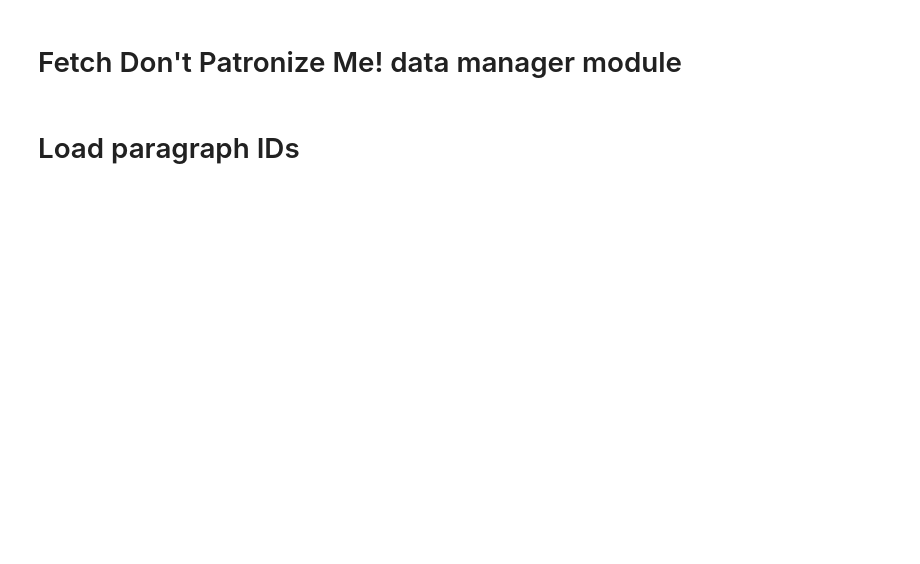
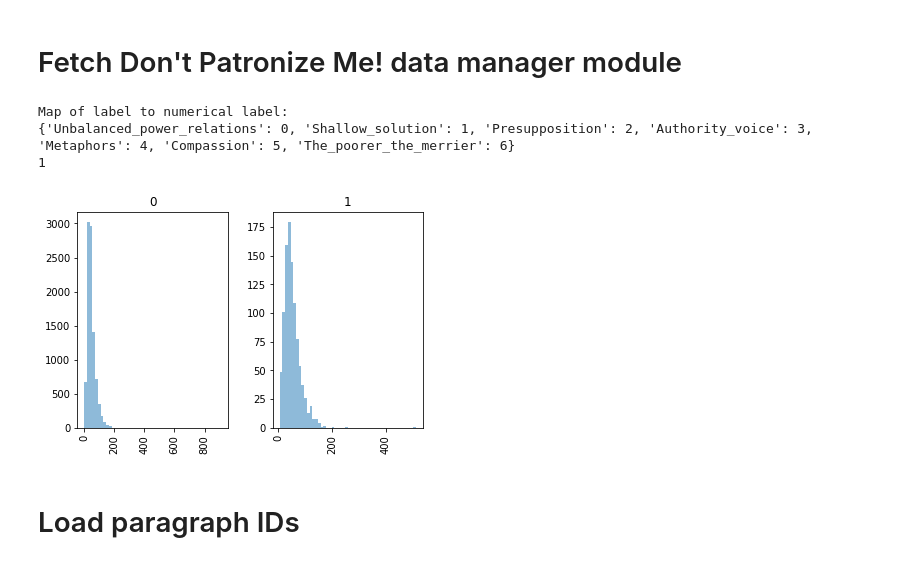
Before and after one commit to 772435284/NLP_CW, a Jupyter notebook: BaseLine/Reconstruct_and_RoBERTa_baseline_train_dev_dataset.ipynb, the cells around one changed output. Saved outputs shown, nothing was run; the diff lists cells and outputs as text; code cells hidden in the pictures; blank space fills up the shorter version.

```diff
--- a/BaseLine/Reconstruct_and_RoBERTa_baseline_train_dev_dataset.ipynb
+++ b/BaseLine/Reconstruct_and_RoBERTa_baseline_train_dev_dataset.ipynb
@@ -61,3 +97,22 @@ dpm.load_task2(return_one_hot=True)
+# %%
+def count_words(sentence):
+    return len(sentence.split())
+dpm.load_task1()
+dpm.load_task2(return_one_hot=True)
+df = dpm.train_task1_df
+df['lenght'] = df['text'].apply(count_words)
+hist = df['lenght'].hist(by=df['label'], bins = 50, alpha = 0.5)
+#hist = df['lenght'].hist(by=df['orig_label'], bins = 10, alpha = 0.5)
+#hist = df['country'].hist(by=df['label'])
+#hist = df['keyword'].hist(by=df['orig_label'])
+plt.savefig('histo.jpg', dpi=500)
+
+print(1)
+# %% [output]
+Map of label to numerical label:
+{'Unbalanced_power_relations': 0, 'Shallow_solution': 1, 'Presupposition': 2, 'Authority_voice': 3, 'Metaphors': 4, 'Compassion': 5, 'The_poorer_the_merrier': 6}
+1
+[figure, added]
 # %% [markdown]
 # Load paragraph IDs
 # %%
```
Also changed, not shown: parts of 22 cells of this notebook.
